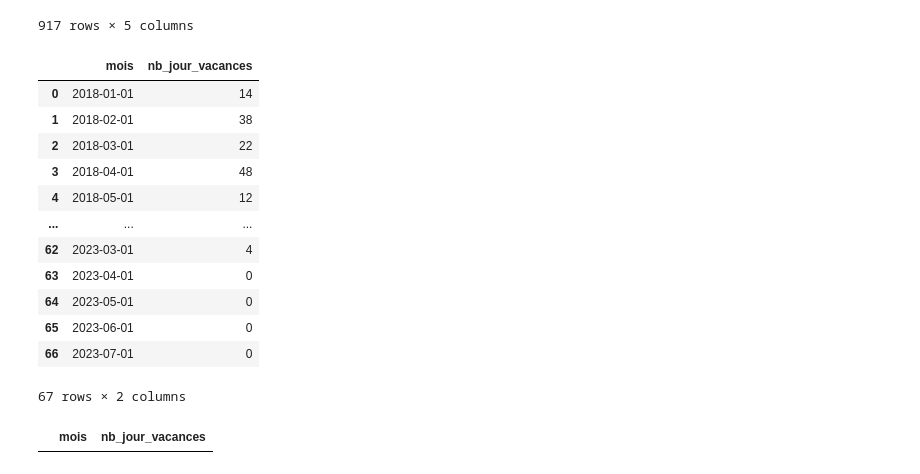
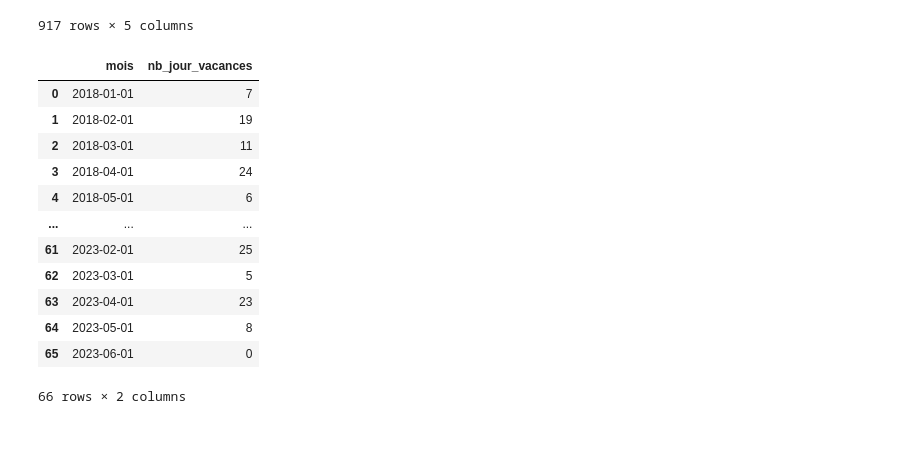
Before and after one commit to MatteoGentili/Apprentissage_Automatique_Project, a Jupyter notebook: Python_files/time_series.ipynb, the cells around one changed output. Cells and saved outputs as stored; diff of their text form; code cells hidden in the pictures; blank space fills up the shorter version.

```diff
--- a/Python_files/time_series.ipynb
+++ b/Python_files/time_series.ipynb
@@ -374,7 +374,7 @@ d.is_holiday(datetime.date(2017, 12, 25))
 # %% [output]
 True
 # %%
-date_list = pd.date_range(start='2018-01-01', end='2023-07-01', freq='MS')
+date_list = pd.date_range(start='2018-01-01', end='2023-06-01', freq='MS')
 df_mois = pd.DataFrame({'mois': pd.to_datetime(date_list), 'nb_jour_vacances':0})
 
 df_mois
@@ -417,31 +417,23 @@ vac
 # %%
 for date in vac["date"] :
     for i in df_mois.index :
         mois = df_mois["mois"][i]
-        if mois > pd.to_datetime("2023-06-02"):
-            mois_suivant = df_mois["mois"][i+1]
-            if (date >= mois) and (date < mois_suivant) :
-                df_mois.loc[i,"nb_jour_vacances"] += 1
-                break
-        else :
-                break
-
+        mois_suivant = mois + pd.DateOffset(months=1)
+        if (date >= mois) and (date < mois_suivant) :
+            df_mois.loc[i,"nb_jour_vacances"] += 1
+            break
 df_mois
 # %% [output]
 |  | mois | nb_jour_vacances |
-| 0 | 2018-01-01 | 14 |
-| 1 | 2018-02-01 | 38 |
-| 2 | 2018-03-01 | 22 |
-| 3 | 2018-04-01 | 48 |
-| 4 | 2018-05-01 | 12 |
+| 0 | 2018-01-01 | 7 |
+| 1 | 2018-02-01 | 19 |
+| 2 | 2018-03-01 | 11 |
+| 3 | 2018-04-01 | 24 |
+| 4 | 2018-05-01 | 6 |
 | ... | ... | ... |
-| 62 | 2023-03-01 | 4 |
-| 63 | 2023-04-01 | 0 |
-| 64 | 2023-05-01 | 0 |
+| 61 | 2023-02-01 | 25 |
+| 62 | 2023-03-01 | 5 |
+| 63 | 2023-04-01 | 23 |
+| 64 | 2023-05-01 | 8 |
 | 65 | 2023-06-01 | 0 |
-| 66 | 2023-07-01 | 0 |
-67 rows × 2 columns
+66 rows × 2 columns
-# %%
-df_mois[df_mois["nb_jour_vacances"]!=0]
-# %% [output]
-|  | mois | nb_jour_vacances |
```
Also changed, not shown: parts of 6 cells of this notebook, 2 other files.
